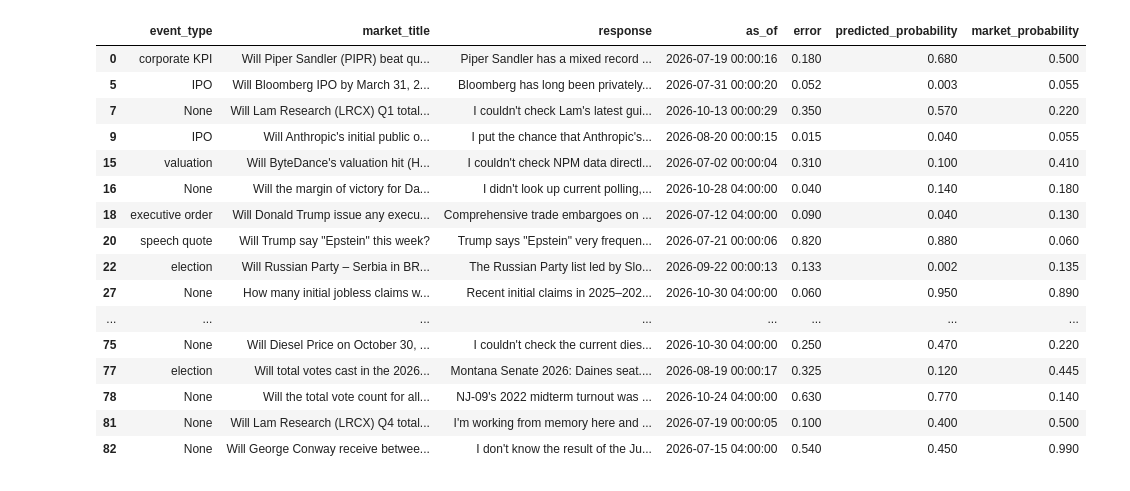
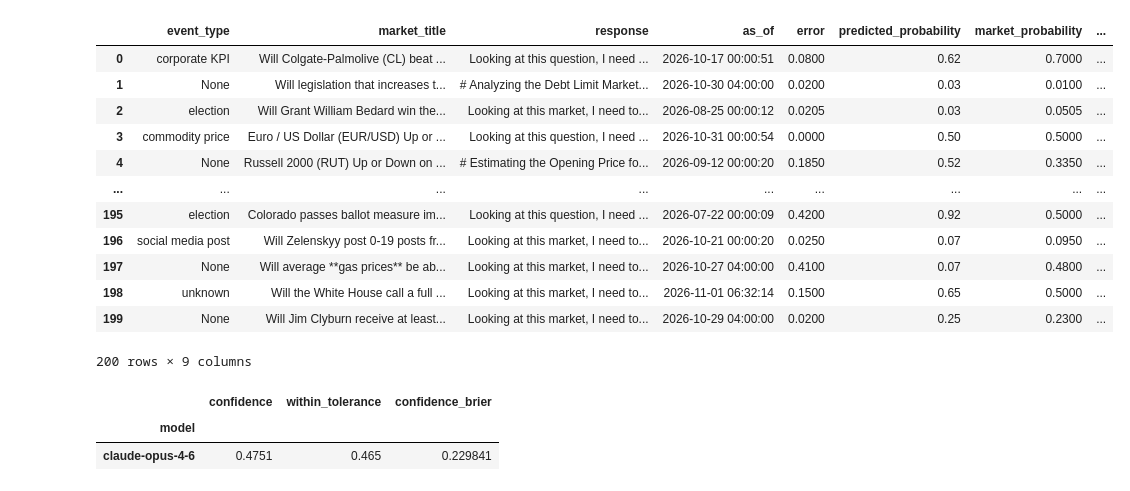
Before and after one commit to andrewkittredge/prediction-market-benchmark, a Jupyter notebook: brier_score.ipynb, the cells around one changed output. Drawn from its saved outputs; the diff is of its cells as text; code cells hidden in the pictures.

Commit message:
confidence intervals

```diff
--- a/brier_score.ipynb
+++ b/brier_score.ipynb
@@ -10,5 +11,5 @@ from benchmark.config import EXPERIMENT_NAME
 # %%
-exp = mlflow.set_experiment("event_categories")
+exp = mlflow.set_experiment("confidence")
 # %%
 # one row per child run (a model x system-prompt pair) with each scorer's
 # mean over the run; the model is only recorded in the run name. The
@@ -49,7 +50,7 @@ def assessment_value(assessments: list, name: str) -> float | None:
             return (a.get("feedback") or a["expectation"])["value"]
     return None
 # %%
-trace_df = pd.DataFrame(
+trace_df_raw = pd.DataFrame(
     {
         "run": traces["run"],
         "model": traces["request"].map(lambda r: r["model"]),
@@ -75,45 +76,63 @@ trace_df = pd.DataFrame(
         "predicted_probability": traces["response"].map(
             lambda r: r and r["probability"]
         ),
+        # the model's probability that its estimate is within
+        # CONFIDENCE_TOLERANCE of the market price; absent in older runs
+        "confidence": traces["response"].map(lambda r: r and r.get("confidence")),
         "market_probability": traces["assessments"].map(
             lambda a: assessment_value(a, "market_probability")
         ),
         "state": traces["state"],
     }
 )
-trace_df = trace_df[trace_df["system_prompt"] == "no-cutoff"]
+trace_df = trace_df_raw[trace_df_raw["system_prompt"] == "cutoff"]
 trace_df = trace_df[trace_df["as_of"] > pd.Timestamp("2026-06-30")]
 # %%
 trace_df["error"] = abs(
     trace_df["market_probability"] - trace_df["predicted_probability"]
 )
+# %%
+# whether the forecast was "correct" in the sense the model was asked to
+# rate: within CONFIDENCE_TOLERANCE of the market price
+trace_df["within_tolerance"] = trace_df["error"] <= CONFIDENCE_TOLERANCE
+# %%
+# Brier score of the model's confidence against whether it was in fact
+# within tolerance; 0.25 is what a constant 0.5 confidence would score
+trace_df["confidence_brier"] = (
+    trace_df["confidence"] - trace_df["within_tolerance"]
+) ** 2
 # %%
 trace_df[
     [
         "event_type",
         "market_title",
         "response",
         "as_of",
         "error",
         "predicted_probability",
         "market_probability",
+        "confidence",
+        "within_tolerance",
     ]
 ]
 # %% [output]
-|  | event_type | market_title | response | as_of | error | predicted_probability | market_probability |
-| 0 | corporate KPI | Will Piper Sandler (PIPR) beat qu... | Piper Sandler has a mixed record ... | 2026-07-19 00:00:16 | 0.180 | 0.680 | 0.500 |
-| 5 | IPO | Will Bloomberg IPO by March 31, 2... | Bloomberg has long been privately... | 2026-07-31 00:00:20 | 0.052 | 0.003 | 0.055 |
-| 7 | None | Will Lam Research (LRCX) Q1 total... | I couldn't check Lam's latest gui... | 2026-10-13 00:00:29 | 0.350 | 0.570 | 0.220 |
-| 9 | IPO | Will Anthropic's initial public o... | I put the chance that Anthropic's... | 2026-08-20 00:00:15 | 0.015 | 0.040 | 0.055 |
-| 15 | valuation | Will ByteDance's valuation hit (H... | I couldn't check NPM data directl... | 2026-07-02 00:00:04 | 0.310 | 0.100 | 0.410 |
-| 16 | None | Will the margin of victory for Da... | I didn't look up current polling,... | 2026-10-28 04:00:00 | 0.040 | 0.140 | 0.180 |
-| 18 | executive order | Will Donald Trump issue any execu... | Comprehensive trade embargoes on ... | 2026-07-12 04:00:00 | 0.090 | 0.040 | 0.130 |
-| 20 | speech quote | Will Trump say "Epstein" this week? | Trump says "Epstein" very frequen... | 2026-07-21 00:00:06 | 0.820 | 0.880 | 0.060 |
-| 22 | election | Will Russian Party – Serbia in BR... | The Russian Party list led by Slo... | 2026-09-22 00:00:13 | 0.133 | 0.002 | 0.135 |
-| 27 | None | How many initial jobless claims w... | Recent initial claims in 2025–202... | 2026-10-30 04:00:00 | 0.060 | 0.950 | 0.890 |
-| ... | ... | ... | ... | ... | ... | ... | ... |
-| 75 | None | Will Diesel Price on October 30, ... | I couldn't check the current dies... | 2026-10-30 04:00:00 | 0.250 | 0.470 | 0.220 |
-| 77 | election | Will total votes cast in the 2026... | Montana Senate 2026: Daines seat.... | 2026-08-19 00:00:17 | 0.325 | 0.120 | 0.445 |
-| 78 | None | Will the total vote count for all... | NJ-09's 2022 midterm turnout was ... | 2026-10-24 04:00:00 | 0.630 | 0.770 | 0.140 |
-| 81 | None | Will Lam Research (LRCX) Q4 total... | I'm working from memory here and ... | 2026-07-19 00:00:05 | 0.100 | 0.400 | 0.500 |
-| 82 | None | Will George Conway receive betwee... | I don't know the result of the Ju... | 2026-07-15 04:00:00 | 0.540 | 0.450 | 0.990 |
+|  | event_type | market_title | response | as_of | error | predicted_probability | market_probability | ... |
+| 0 | corporate KPI | Will Colgate-Palmolive (CL) beat ... | Looking at this question, I need ... | 2026-10-17 00:00:51 | 0.0800 | 0.62 | 0.7000 | ... |
+| 1 | None | Will legislation that increases t... | # Analyzing the Debt Limit Market... | 2026-10-30 04:00:00 | 0.0200 | 0.03 | 0.0100 | ... |
+| 2 | election | Will Grant William Bedard win the... | Looking at this market, I need to... | 2026-08-25 00:00:12 | 0.0205 | 0.03 | 0.0505 | ... |
+| 3 | commodity price | Euro / US Dollar (EUR/USD) Up or ... | Looking at this question, I need ... | 2026-10-31 00:00:54 | 0.0000 | 0.50 | 0.5000 | ... |
+| 4 | None | Russell 2000 (RUT) Up or Down on ... | # Estimating the Opening Price fo... | 2026-09-12 00:00:20 | 0.1850 | 0.52 | 0.3350 | ... |
+| ... | ... | ... | ... | ... | ... | ... | ... | ... |
+| 195 | election | Colorado passes ballot measure im... | Looking at this question, I need ... | 2026-07-22 00:00:09 | 0.4200 | 0.92 | 0.5000 | ... |
+| 196 | social media post | Will Zelenskyy post 0-19 posts fr... | Looking at this market, I need to... | 2026-10-21 00:00:20 | 0.0250 | 0.07 | 0.0950 | ... |
+| 197 | None | Will average **gas prices** be ab... | Looking at this market, I need to... | 2026-10-27 04:00:00 | 0.4100 | 0.07 | 0.4800 | ... |
+| 198 | unknown | Will the White House call a full ... | Looking at this market, I need to... | 2026-11-01 06:32:14 | 0.1500 | 0.65 | 0.5000 | ... |
+| 199 | None | Will Jim Clyburn receive at least... | Looking at this market, I need to... | 2026-10-29 04:00:00 | 0.0200 | 0.25 | 0.2300 | ... |
+200 rows × 9 columns
+# %%
+# calibration headline: mean confidence should match the hit rate
+trace_df.groupby("model")[["confidence", "within_tolerance", "confidence_brier"]].mean()
+# %% [output]
+|  | confidence | within_tolerance | confidence_brier |
+| model |  |  |  |
+| claude-opus-4-6 | 0.4751 | 0.465 | 0.229841 |
```
Also changed, not shown: parts of 8 cells of this notebook, 3 other files.
